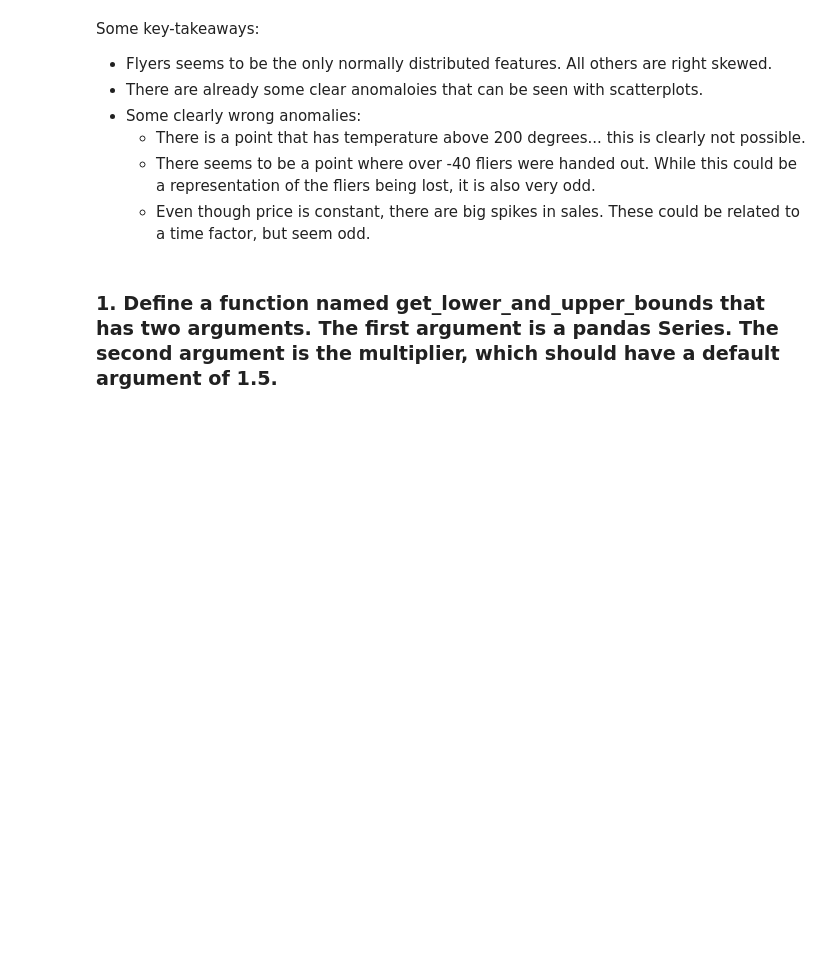
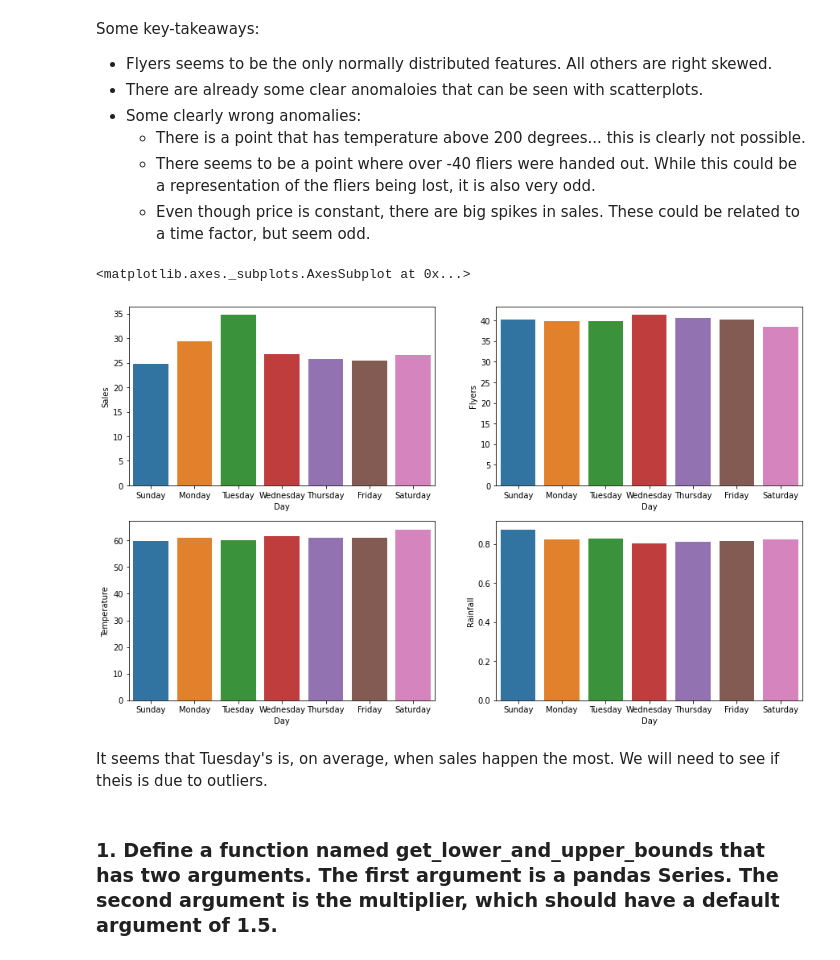
Before and after one commit to guedanie/anomaly_detection, a Jupyter notebook: continuous_probabilistic_methods.ipynb, the cells around one changed output. Saved outputs shown, nothing was run; the diff lists cells and outputs as text; code cells hidden in the pictures; blank space fills up the shorter version.

```diff
--- a/continuous_probabilistic_methods.ipynb
+++ b/continuous_probabilistic_methods.ipynb
@@ -30,6 +30,21 @@ Some key-takeaways:
     * There is a point that has temperature above 200 degrees... this is clearly not possible.
     * There seems to be a point where over -40 fliers were handed out. While this could be a representation of the fliers being lost, it is also very odd.
     * Even though price is constant, there are big spikes in sales. These could be related to a time factor, but seem odd.
+# %%
+f = plt.figure(figsize=(15, 9))
+f.add_subplot(2,2, 1)
+sns.barplot(data=df, x="Day", y="Sales", ci=False)
+f.add_subplot(2,2,2)
+sns.barplot(data=df, x="Day", y="Flyers", ci=False)
+f.add_subplot(2,2,3)
+sns.barplot(data=df, x="Day", y="Temperature", ci=False)
+f.add_subplot(2,2,4)
+sns.barplot(data=df, x="Day", y="Rainfall", ci=False)
+# %% [output]
+<matplotlib.axes._subplots.AxesSubplot at 0x...>
+[figure, added]
+# %% [markdown]
+It seems that Tuesday's is, on average, when sales happen the most. We will need to see if theis is due to outliers.
 # %% [markdown]
 ### 1. Define a function named get_lower_and_upper_bounds that has two arguments. The first argument is a pandas Series. The second argument is the multiplier, which should have a default argument of 1.5.
 # %%
```
Also changed, not shown: parts of 23 cells of this notebook.
